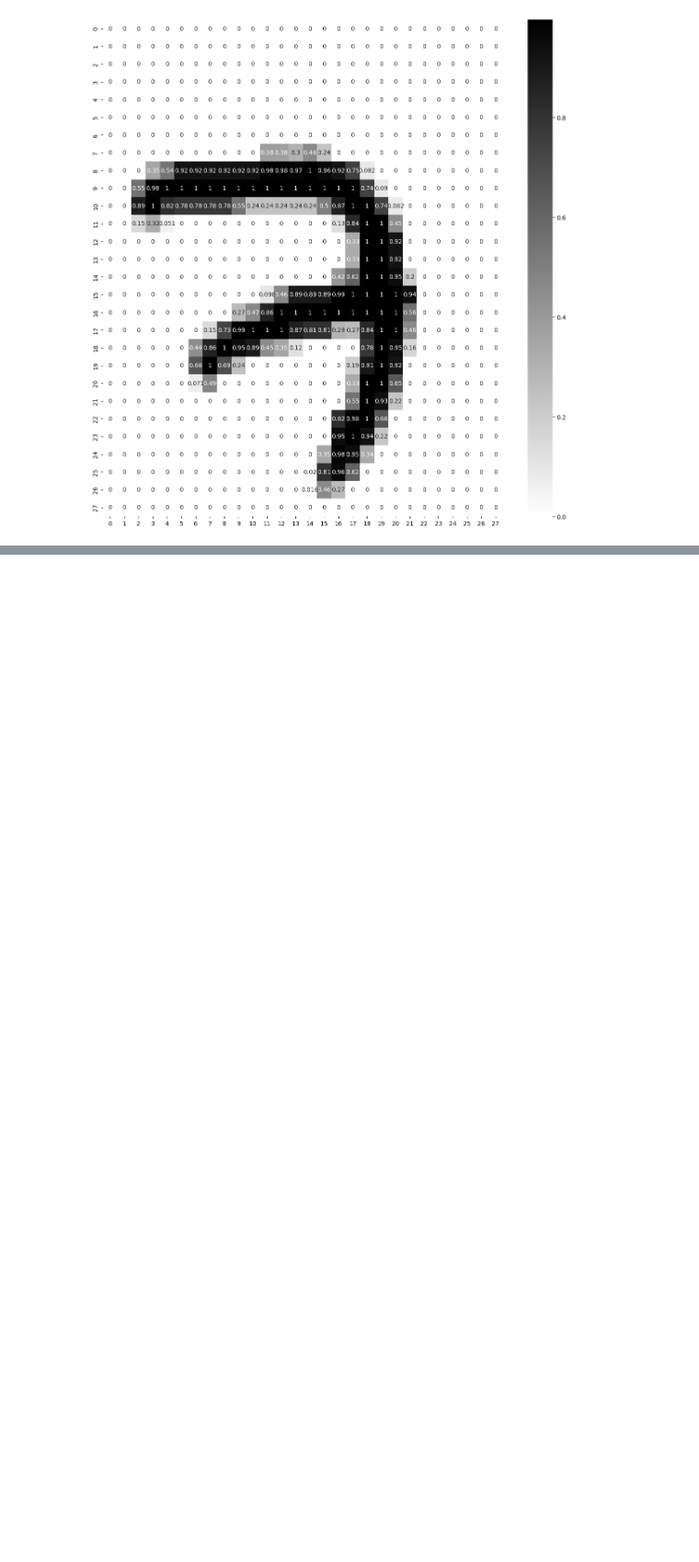
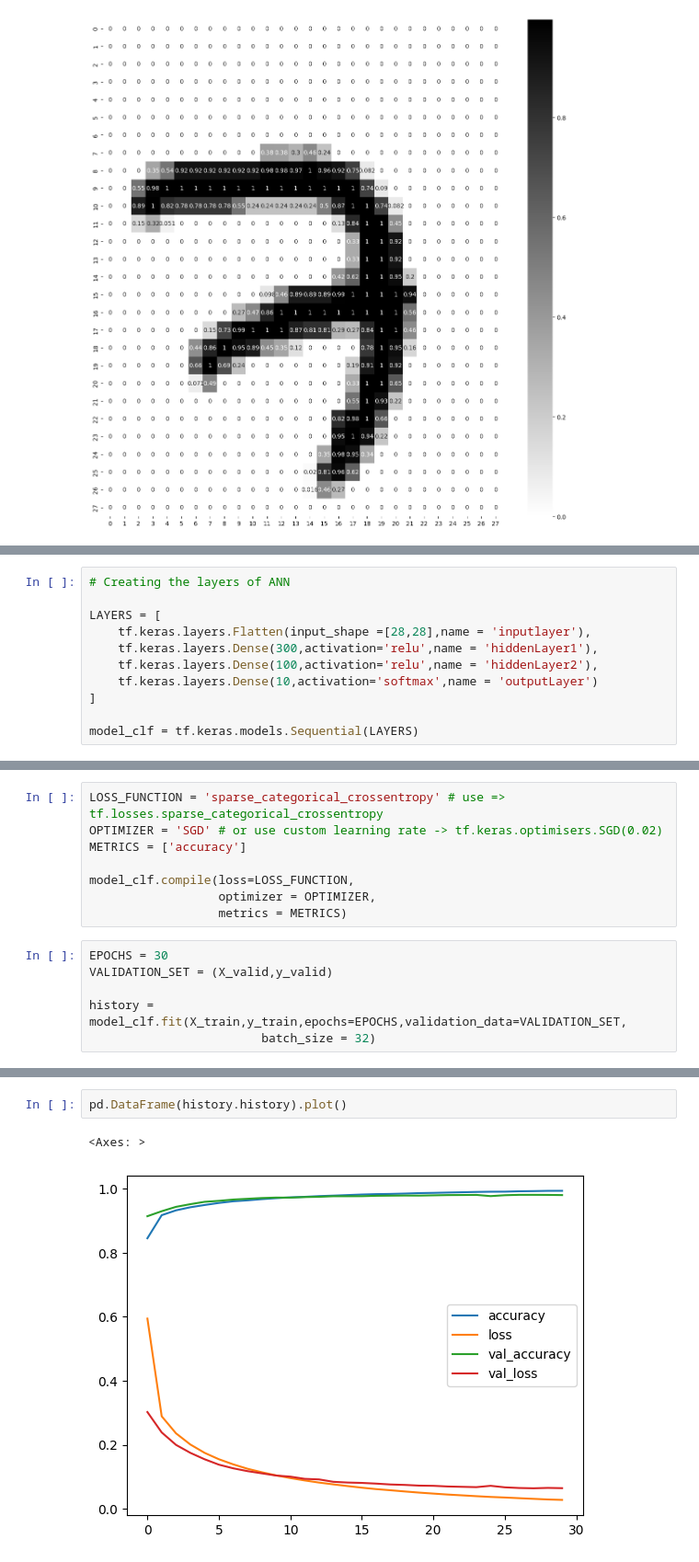
Before and after one commit to Monish-Nallagondalla/Deep_Learning_practise, a Jupyter notebook: ANN_implementation.ipynb, the cells around one changed output, grey strips where cells are left out. Shown at 92% size. Drawn from its saved outputs; the diff is of its cells as text; blank space fills up the shorter version.

Commit message:
trained model

```diff
--- a/ANN_implementation.ipynb
+++ b/ANN_implementation.ipynb
@@ -91,3 +88,14 @@ sns.heatmap(X_train[0], annot=True , cmap='binary')
 <img src="https://github.com/entbappy/Branching-tutorial/blob/master/9.png?raw=true"
 width="500"
 height="300">
+# %%
+# Creating the layers of ANN
+
+LAYERS = [
+    tf.keras.layers.Flatten(input_shape =[28,28],name = 'inputlayer'),
+    tf.keras.layers.Dense(300,activation='relu',name = 'hiddenLayer1'),
+    tf.keras.layers.Dense(100,activation='relu',name = 'hiddenLayer2'),
+    tf.keras.layers.Dense(10,activation='softmax',name = 'outputLayer')
+]
+
+model_clf = tf.keras.models.Sequential(LAYERS)
@@ -93,0 +192,14 @@ height="300">
+# %%
+LOSS_FUNCTION = 'sparse_categorical_crossentropy' # use => tf.losses.sparse_categorical_crossentropy
+OPTIMIZER = 'SGD' # or use custom learning rate -> tf.keras.optimisers.SGD(0.02)
+METRICS = ['accuracy']
+
+model_clf.compile(loss=LOSS_FUNCTION,
+                  optimizer = OPTIMIZER,
+                  metrics = METRICS)
+# %%
+EPOCHS = 30
+VALIDATION_SET = (X_valid,y_valid)
+
+history = model_clf.fit(X_train,y_train,epochs=EPOCHS,validation_data=VALIDATION_SET,
+                        batch_size = 32)
@@ -93,0 +248,5 @@ height="300">
+# %%
+pd.DataFrame(history.history).plot()
+# %% [output]
+<Axes: >
+[figure, added]
```
Also changed, not shown: parts of 15 cells of this notebook.
